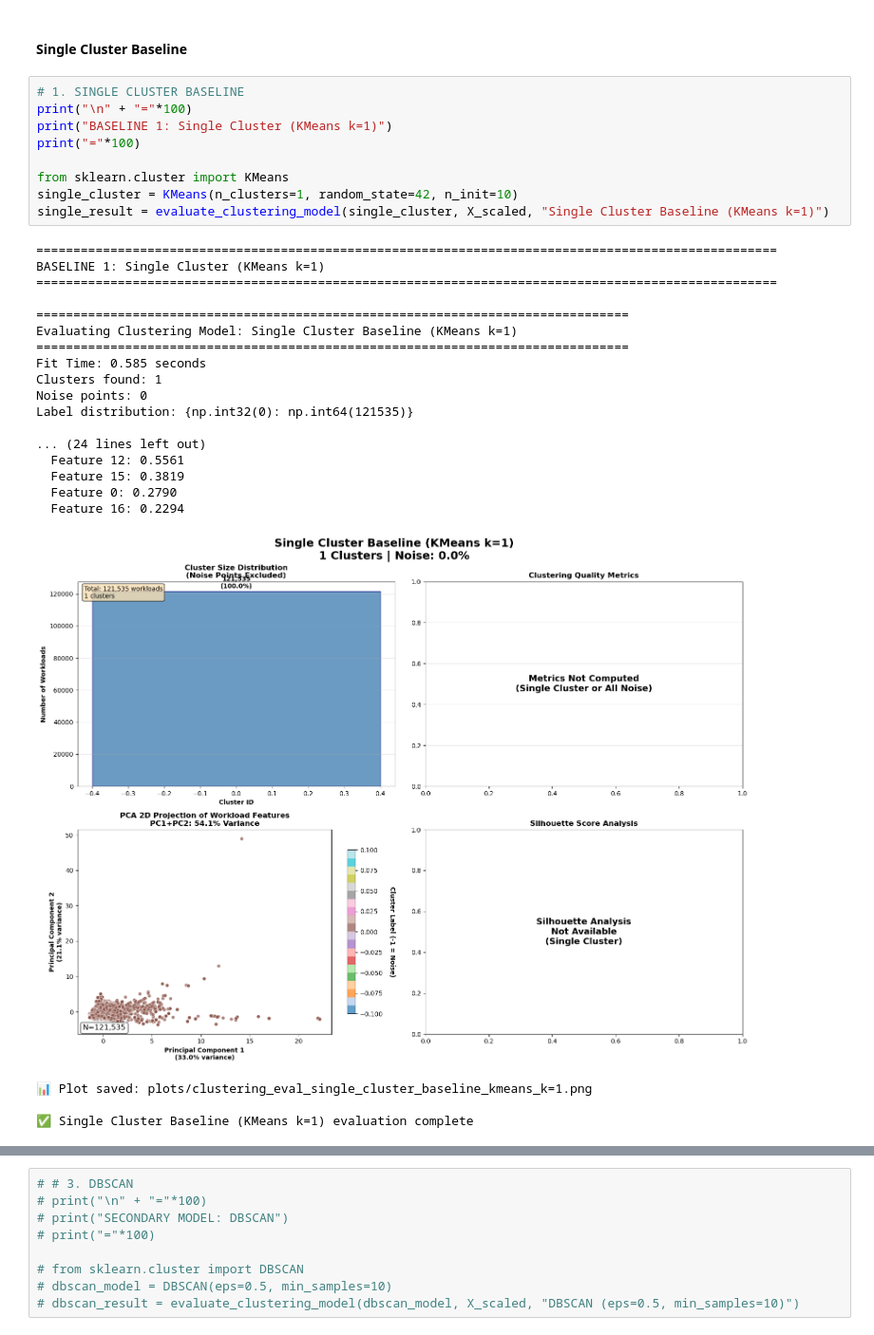
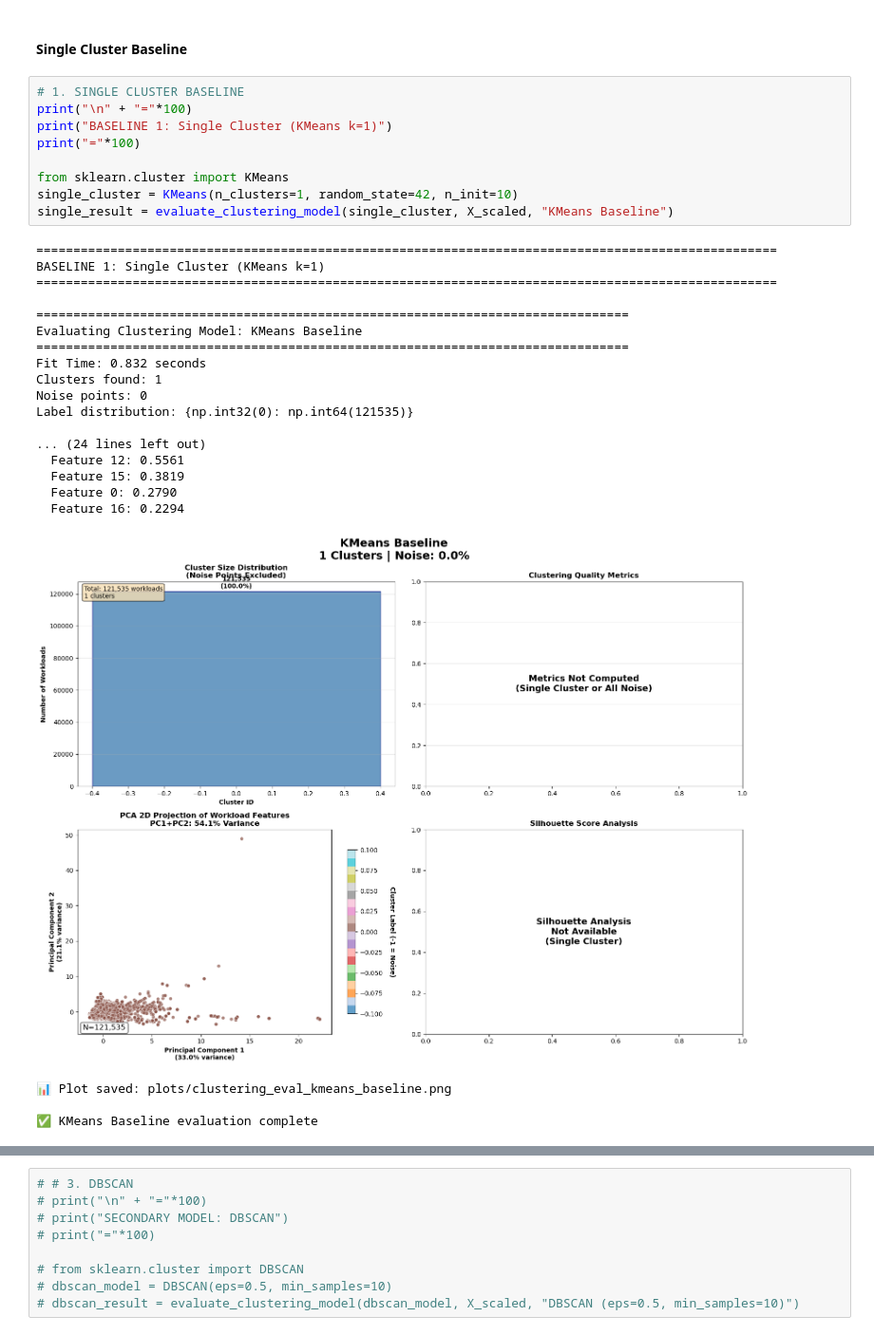
Before and after one commit to VinnyBabuManjaly/WorkloadProfiler, a Jupyter notebook: Workload_Profiler.ipynb, the cells around one changed output, grey strips where cells are left out. Shown at 95% size. Drawn from its saved outputs; the diff is of its cells as text.

Commit message:
Updates to notebook and readme with modelling and evaluation steps

```diff
--- a/Workload_Profiler.ipynb
+++ b/Workload_Profiler.ipynb
@@ -1867,31 +1867,31 @@ def evaluate_clustering_model(model_or_labels, X, model_name, labels=None, visua
 # %%
 # 1. SINGLE CLUSTER BASELINE
 print("\n" + "="*100)
 print("BASELINE 1: Single Cluster (KMeans k=1)")
 print("="*100)
 
 from sklearn.cluster import KMeans
 single_cluster = KMeans(n_clusters=1, random_state=42, n_init=10)
-single_result = evaluate_clustering_model(single_cluster, X_scaled, "Single Cluster Baseline (KMeans k=1)")
+single_result = evaluate_clustering_model(single_cluster, X_scaled, "KMeans Baseline")
 # %% [output]
 ====================================================================================================
 BASELINE 1: Single Cluster (KMeans k=1)
 ====================================================================================================
 
 ================================================================================
-Evaluating Clustering Model: Single Cluster Baseline (KMeans k=1)
+Evaluating Clustering Model: KMeans Baseline
 ================================================================================
-Fit Time: 0.585 seconds
+Fit Time: 0.832 seconds
 Clusters found: 1
 Noise points: 0
 Label distribution: {np.int32(0): np.int64(121535)}
 
 ... (24 lines left out)
   Feature 12: 0.5561
   Feature 15: 0.3819
   Feature 0: 0.2790
   Feature 16: 0.2294
-[figure, old version]
+[figure, new version]
-📊 Plot saved: plots/clustering_eval_single_cluster_baseline_kmeans_k=1.png
+📊 Plot saved: plots/clustering_eval_kmeans_baseline.png
 
-✅ Single Cluster Baseline (KMeans k=1) evaluation complete
+✅ KMeans Baseline evaluation complete
```
Also changed, not shown: parts of 25 cells of this notebook, 2 other files.
